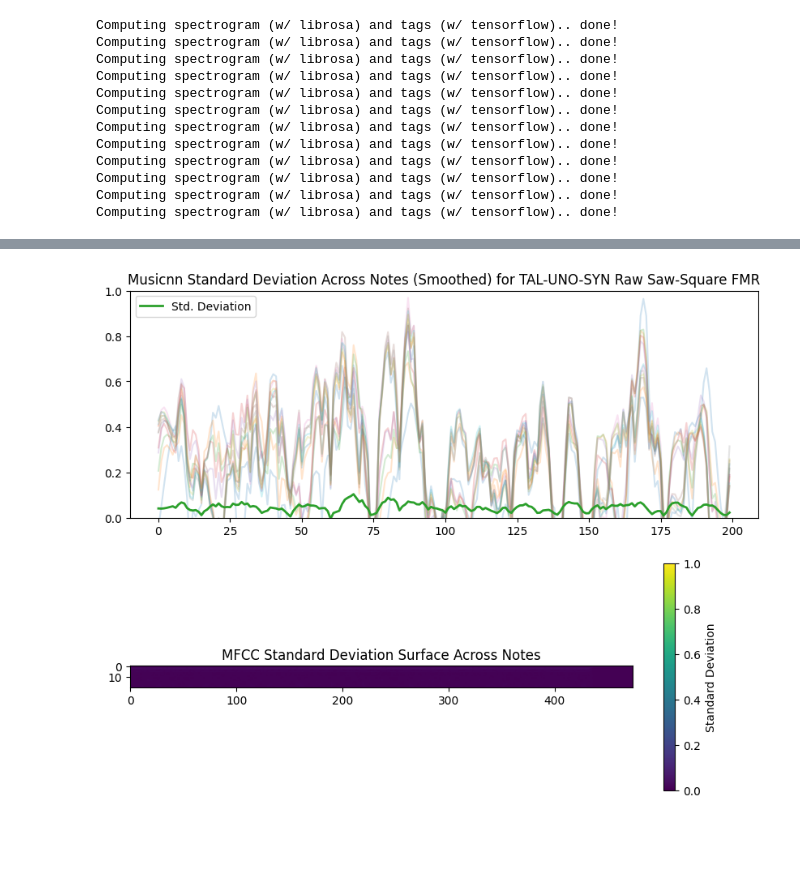
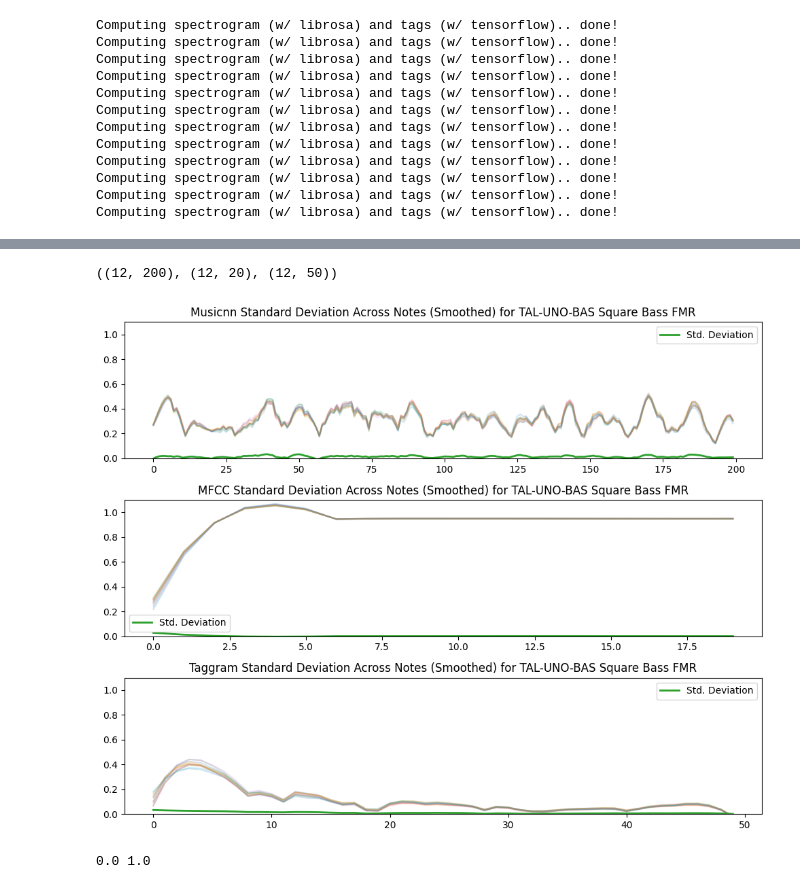
Before and after one commit to malekinho8/gass, a Jupyter notebook: exp/compare_timbral_extractors.ipynb, the cells around one changed output, grey strips where cells are left out. Saved outputs shown, nothing was run; the diff lists cells and outputs as text; code cells hidden in the pictures; blank space fills up the shorter version.

Commit message:
Adjusted some function defintions in utils.py, added a new feature extraction met hod to compare_timbral_extractors.ipynb, and also updated the comparison plots

```diff
--- a/exp/compare_timbral_extractors.ipynb
+++ b/exp/compare_timbral_extractors.ipynb
@@ -18,9 +18,10 @@ SYNTH_PLUGIN = "/Library/Audio/Plug-Ins/VST3/TAL-U-NO-LX-V2.vst3"  # extensions:
 SYNTH_NAME = "TAL-Uno"
 PRESET_FOLDER = "/Users/malek8/Library/Application Support/ToguAudioLine/TAL-U-No-LX/presets"
 PRESET_EXT = ".pjunoxl"
-INIT_DURATION = 5  # in seconds
+MIDI_DURATION = 3 # in seconds
+SYNTH_DURATION = 0.25 # in seconds
 NOTES = [f'{note}{i}' for i in range(3, 4) for note in ['C', 'C#', 'D', 'D#', 'E', 'F', 'F#', 'G', 'G#', 'A', 'A#', 'B']]
-EXP_NAME = '04.04.2023-timbral-comparison-test-normalized'
+EXP_NAME = '04.07.2023-timbral-comparison-test-normalized-including-taggram'
 SMOOTHING_WINDOW_LENGTH = 11  # Must be an odd integer
 POLYORDER = 3
 DISPROPORTIONALITY_THRESHOLD = 0.25
@@ -180,0 +150,14 @@ results
+# %%
+# Normalize the MFCC and Musicnn feature datasets for fair comparison
+mfcc_features_normalized = normalize_data(mfcc_features_stacked)
+musicnn_features_normalized = normalize_data(musicnn_features_stacked)
+raw_normalized = normalize_data(raw_stacked)
+specs_normalized = normalize_data(specs_stacked)
+taggram_features_normalized = normalize_data(taggram_features_stacked)
+# %%
+# Compute the standard deviation of the elements in each list
+baseline_raw = np.std(raw_normalized,axis=0)
+baseline_spec = np.std(specs_normalized,axis=0)
+mfcc_std = np.std(mfcc_features_normalized, axis=0)
+musicnn_std = np.std(musicnn_features_normalized, axis=0)
+taggram_std = np.std(taggram_features_normalized, axis=0)
@@ -181,27 +206,54 @@ results
+# %%
+musicnn_features_normalized.shape, mfcc_features_normalized.shape, taggram_features_normalized.shape
+# %% [output]
+((12, 200), (12, 20), (12, 50))
 # %%
 # plot the standard deviation surface/line
-fig, axes = plt.subplots(2,1,figsize=(10,8))
+fig, axes = plt.subplots(3,1,figsize=(10,8))
 
-for line, note in zip(musicnn_features, NOTES):
+for line, note in zip(musicnn_features_normalized, NOTES):
     smoothed_line = savgol_filter(line, SMOOTHING_WINDOW_LENGTH, POLYORDER)
     axes[0].plot(smoothed_line, alpha=0.2)
 smoothed_musicnn_std = savgol_filter(musicnn_std, SMOOTHING_WINDOW_LENGTH, POLYORDER)
 axes[0].plot(smoothed_musicnn_std, linewidth=2, label='Std. Deviation')
 axes[0].legend()
 axes[0].set_title(f'Musicnn Standard Deviation Across Notes (Smoothed) for {out_name}')
-axes[0].set_ylim([0,1])
-# Plot MFCC standard deviation surface
-axes[1].imshow(mfcc_std[:,:],vmin=0,vmax=1)
-axes[1].set_title('MFCC Standard Deviation Surface Across Notes')
+axes[0].set_ylim([0,1.1])
+
+# Plot MFCC standard deviation standard deviation vectors
+for line, note in zip(mfcc_features_normalized, NOTES):
+    smoothed_line = savgol_filter(line, SMOOTHING_WINDOW_LENGTH, POLYORDER)
+    axes[1].plot(smoothed_line, alpha=0.2)
+smoothed_mfcc_std = savgol_filter(mfcc_std, SMOOTHING_WINDOW_LENGTH, POLYORDER)
+axes[1].plot(smoothed_mfcc_std, linewidth=2, label='Std. Deviation')
+axes[1].legend()
+axes[1].set_title(f'MFCC Standard Deviation Across Notes (Smoothed) for {out_name}')
+axes[1].set_ylim([0,1.1])
+
+
+# Plot the taggram standard deviation vectors
+for line, note in zip(taggram_features_normalized, NOTES):
+    smoothed_line = savgol_filter(line, SMOOTHING_WINDOW_LENGTH, POLYORDER)
+    axes[2].plot(smoothed_line, alpha=0.2)
+smoothed_taggram_std = savgol_filter(taggram_std, SMOOTHING_WINDOW_LENGTH, POLYORDER)
+axes[2].plot(smoothed_taggram_std, linewidth=2, label='Std. Deviation')
+axes[2].legend()
+axes[2].set_title(f'Taggram Standard Deviation Across Notes (Smoothed) for {out_name}')
+axes[2].set_ylim([0,1.1])
 
 # Add a colorbar for the MFCC plot
-cbar = fig.colorbar(axes[1].get_images()[0], ax=axes[1])
-cbar.set_label('Standard Deviation')
+# cbar = fig.colorbar(axes[1].get_images()[0], ax=axes[1])
+# cbar.set_label('Standard Deviation')
 
 # Show the plot
+plt.tight_layout()
 plt.show(block=False)
 # %% [output]
-[figure, old version]
+[figure, new version]
+# %%
+print(mfcc_features_normalized.min(), mfcc_features_normalized.max())
+# %% [output]
+0.0 1.0
 # %%
 # save experimental results
 save_name = os.path.join('results', EXP_NAME + f' [{out_name}]' + '.pt')
```
Also changed, not shown: parts of 8 cells of this notebook, 1 other file.
